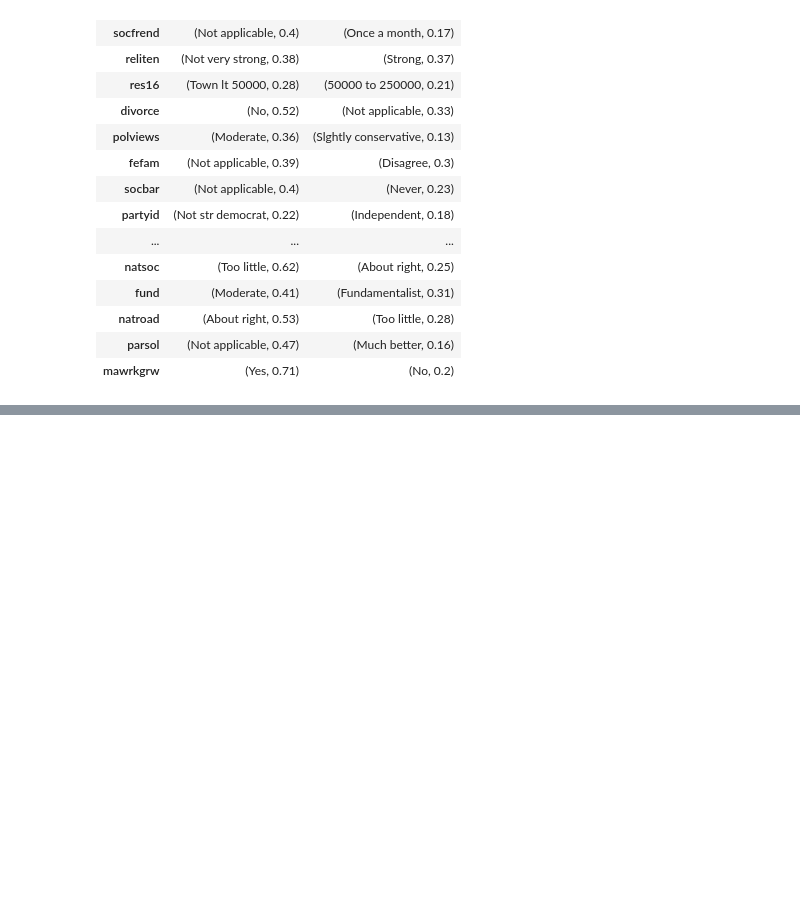
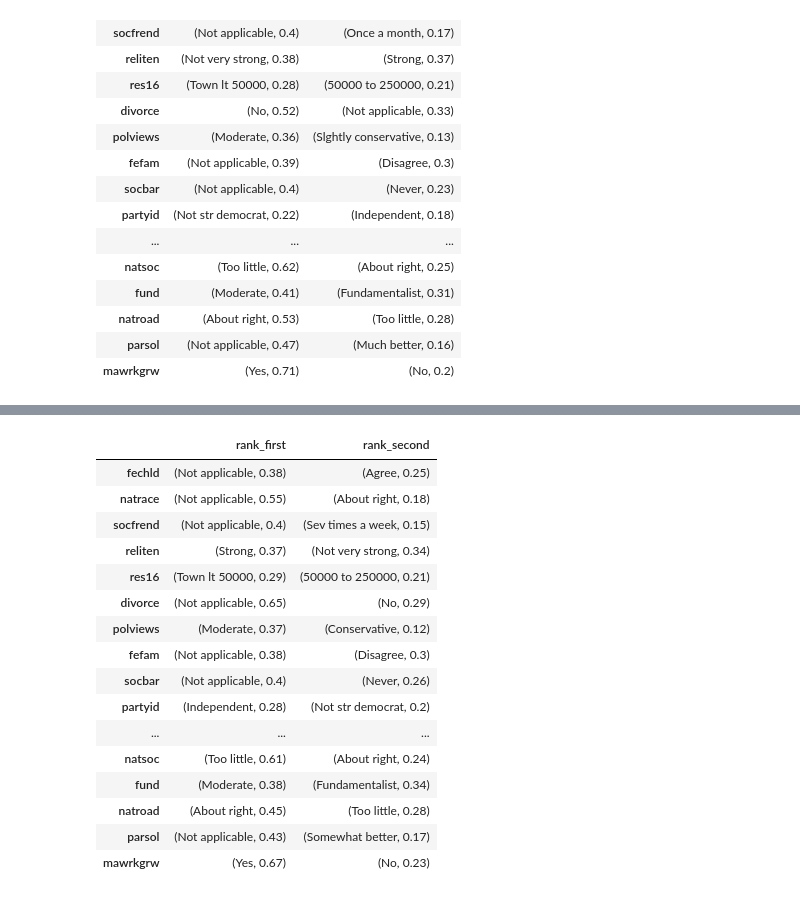
Before and after one commit to banjopickin/women_workforce, a Jupyter notebook: FC_analysis.ipynb, the cells around one changed output, grey strips where cells are left out. Cells and saved outputs as stored; diff of their text form; code cells hidden in the pictures; blank space fills up the shorter version.

```diff
--- a/FC_analysis.ipynb
+++ b/FC_analysis.ipynb
@@ -349,0 +350,2 @@ df.coninc.median()
+# %%
+df_c4 = df[df.cluster==4]
@@ -349,0 +362,20 @@ df.coninc.median()
+# %%
+cluster_summary(df_c4,cat_cols)
+# %% [output]
+|  | rank_first | rank_second |
+| fechld | (Not applicable, 0.38) | (Agree, 0.25) |
+| natrace | (Not applicable, 0.55) | (About right, 0.18) |
+| socfrend | (Not applicable, 0.4) | (Sev times a week, 0.15) |
+| reliten | (Strong, 0.37) | (Not very strong, 0.34) |
+| res16 | (Town lt 50000, 0.29) | (50000 to 250000, 0.21) |
+| divorce | (Not applicable, 0.65) | (No, 0.29) |
+| polviews | (Moderate, 0.37) | (Conservative, 0.12) |
+| fefam | (Not applicable, 0.38) | (Disagree, 0.3) |
+| socbar | (Not applicable, 0.4) | (Never, 0.26) |
+| partyid | (Independent, 0.28) | (Not str democrat, 0.2) |
+| ... | ... | ... |
+| natsoc | (Too little, 0.61) | (About right, 0.24) |
+| fund | (Moderate, 0.38) | (Fundamentalist, 0.34) |
+| natroad | (About right, 0.45) | (Too little, 0.28) |
+| parsol | (Not applicable, 0.43) | (Somewhat better, 0.17) |
+| mawrkgrw | (Yes, 0.67) | (No, 0.23) |
```
Also changed, not shown: parts of 21 cells of this notebook, 1 other file.
